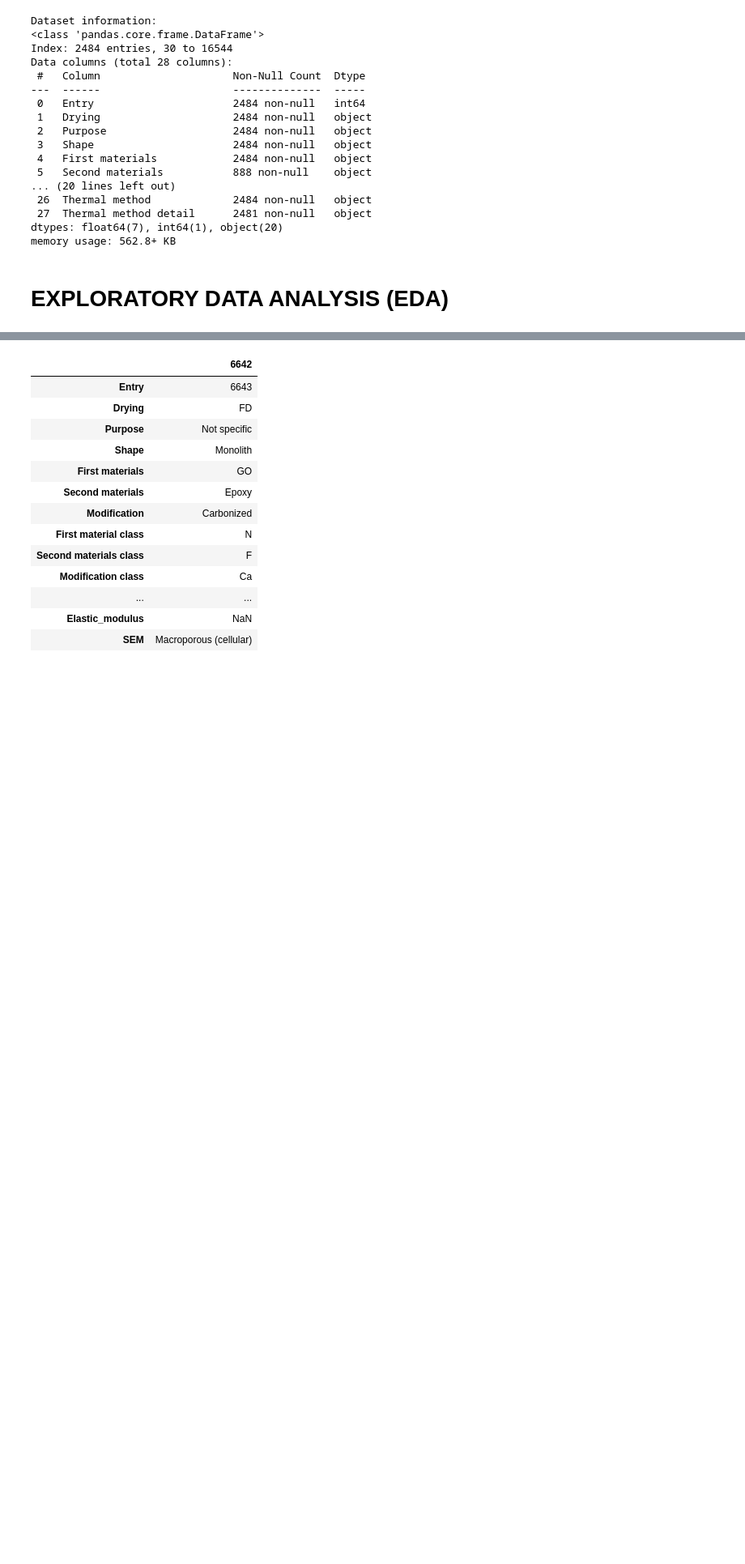
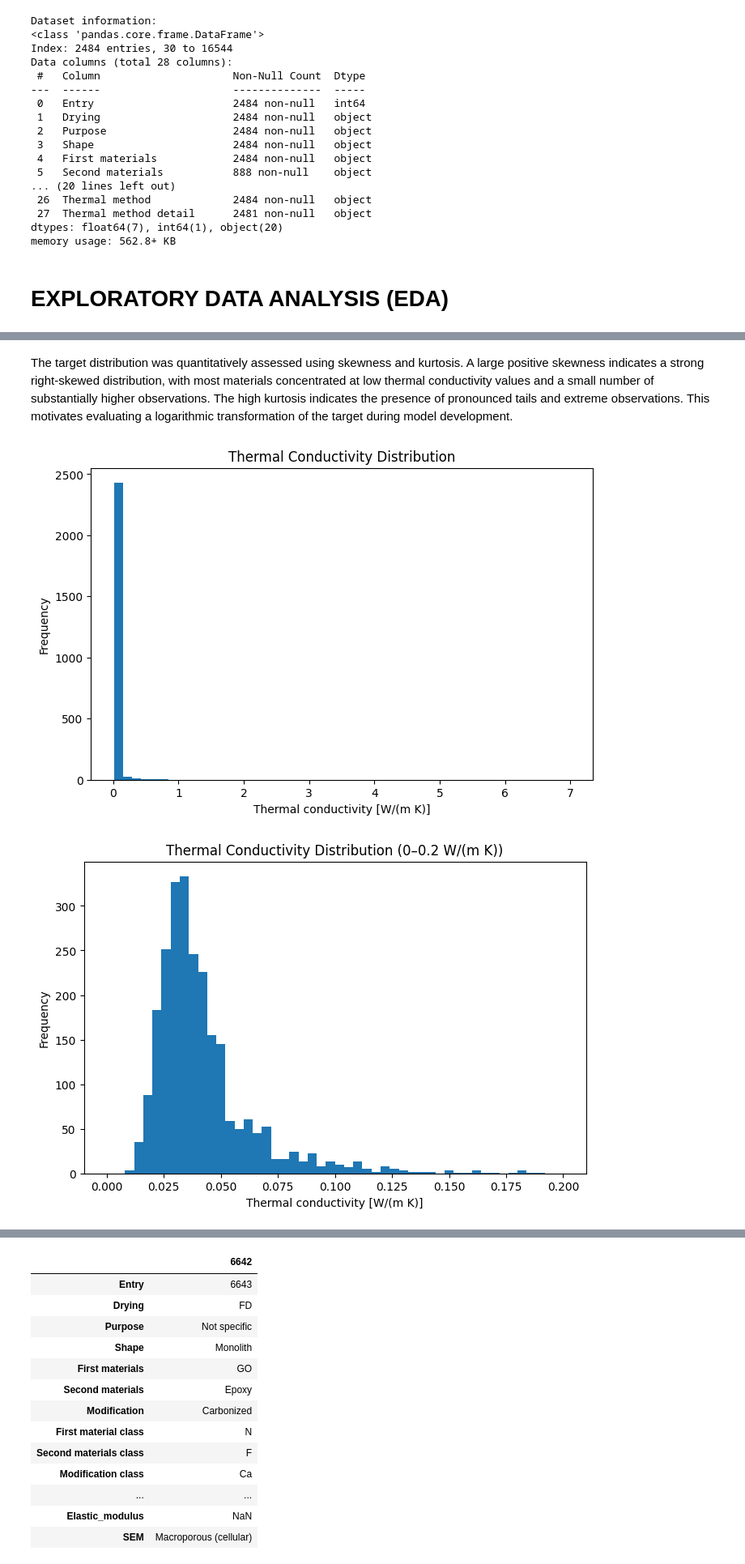
Before and after one commit to paulagirones/Aerogels_thermal_conductivity, a Jupyter notebook: aerogels_thermal_conductivity_ml.ipynb, the cells around one changed output, grey strips where cells are left out. Shown at 81% size. Saved outputs shown, nothing was run; the diff lists cells and outputs as text; code cells hidden in the pictures; blank space fills up the shorter version.

```diff
--- a/aerogels_thermal_conductivity_ml.ipynb
+++ b/aerogels_thermal_conductivity_ml.ipynb
@@ -109,9 +158,8 @@ object
 # %%
 #Fix porosity type (it is numeric)
-df['Porosity'] = (
-    df['Porosity']
-    .str.replace('%', '', regex=False)
-    .astype(float)
+df['Porosity'] = pd.to_numeric(
+    df['Porosity'].str.replace('%', '', regex=False),
+    errors='coerce'
 )
 
 display(df.loc[df['Porosity'].notna(), ['Porosity']].head(10))
@@ -533,0 +621,39 @@ memory usage: 562.8+ KB
+# %% [markdown]
+The target distribution was quantitatively assessed using skewness and kurtosis. A large positive skewness indicates a strong right-skewed distribution, with most materials concentrated at low thermal conductivity values and a small number of substantially higher observations. The high kurtosis indicates the presence of pronounced tails and extreme observations. This motivates evaluating a logarithmic transformation of the target during model development.
+# %%
+plt.figure(figsize=(8, 5))
+plt.hist(df['Thermal_conductivity'], bins=50)
+
+plt.xlabel('Thermal conductivity [W/(m K)]')
+plt.ylabel('Frequency')
+plt.title('Thermal Conductivity Distribution')
+
+plt.show()
+
+plt.figure(figsize=(8, 5))
+plt.hist(
+    df['Thermal_conductivity'],
+    bins=50,
+    range=(0, 0.2)
+)
+
+plt.xlabel('Thermal conductivity [W/(m K)]')
+plt.ylabel('Frequency')
+plt.title('Thermal Conductivity Distribution (0–0.2 W/(m K))')
+
+plt.show()
+
+plt.figure(figsize=(8, 5))
+plt.hist(
+    np.log10(df['Thermal_conductivity']),
+    bins=50
+)
+
+plt.xlabel('log10(Thermal conductivity)')
+plt.ylabel('Frequency')
+plt.title('Log-Transformed Thermal Conductivity Distribution')
+
+plt.show()
+# %% [output]
+[figure, added]
+[figure, added]
```
Also changed, not shown: parts of 43 cells of this notebook.
